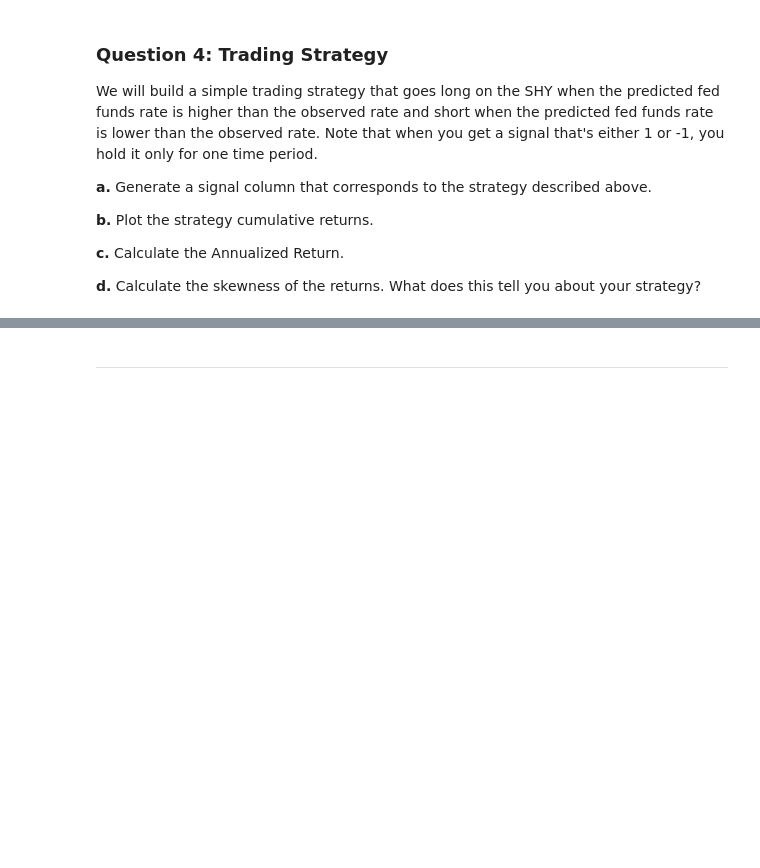
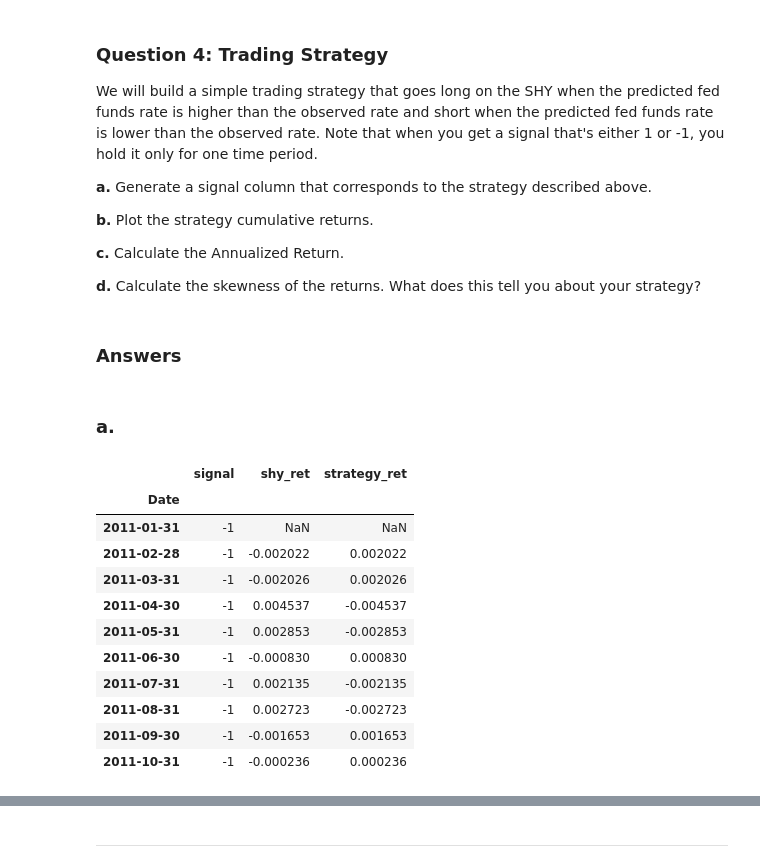
Before and after one commit to JWilliams2001-hub/forecasting_assigment2a, a Jupyter notebook: Econ 409 and 442B Assignment 2.ipynb, the cells around one changed output, grey strips where cells are left out. Drawn from its saved outputs; the diff is of its cells as text; code cells hidden in the pictures; blank space fills up the shorter version.

```diff
--- a/Econ 409 and 442B Assignment 2.ipynb
+++ b/Econ 409 and 442B Assignment 2.ipynb
@@ -283,3 +413,39 @@ We will build a simple trading strategy that goes long on the SHY when the predi
 **c.** Calculate the Annualized Return.
 
 **d.** Calculate the skewness of the returns. What does this tell you about your strategy?
+# %% [markdown]
+### Answers
+# %% [markdown]
+### **a.**
+# %%
+# Trading strategy: long SHY if predicted Fed Funds > observed, short otherwise
+predicted_col = 'Fed Funds'
+observed_col = 'fedfunds'
+price_col = 'SHY US Equity'
+
+signal = np.where(df[predicted_col] > df[observed_col], 1, -1)
+
+# One-period holding: apply signal at t to return from t-1 to t
+shy_ret = df[price_col].pct_change()
+strategy_ret = pd.Series(signal, index=df.index).shift(1) * shy_ret
+
+strategy = pd.DataFrame({
+    'signal': signal,
+    'shy_ret': shy_ret,
+    'strategy_ret': strategy_ret
+}, index=df.index)
+
+strategy.head(10)
+# %% [output]
+|  | signal | shy_ret | strategy_ret |
+| Date |  |  |  |
+| 2011-01-31 | -1 | NaN | NaN |
+| 2011-02-28 | -1 | -0.002022 | 0.002022 |
+| 2011-03-31 | -1 | -0.002026 | 0.002026 |
+| 2011-04-30 | -1 | 0.004537 | -0.004537 |
+| 2011-05-31 | -1 | 0.002853 | -0.002853 |
+| 2011-06-30 | -1 | -0.000830 | 0.000830 |
+| 2011-07-31 | -1 | 0.002135 | -0.002135 |
+| 2011-08-31 | -1 | 0.002723 | -0.002723 |
+| 2011-09-30 | -1 | -0.001653 | 0.001653 |
+| 2011-10-31 | -1 | -0.000236 | 0.000236 |
```
Also changed, not shown: parts of 32 cells of this notebook.
